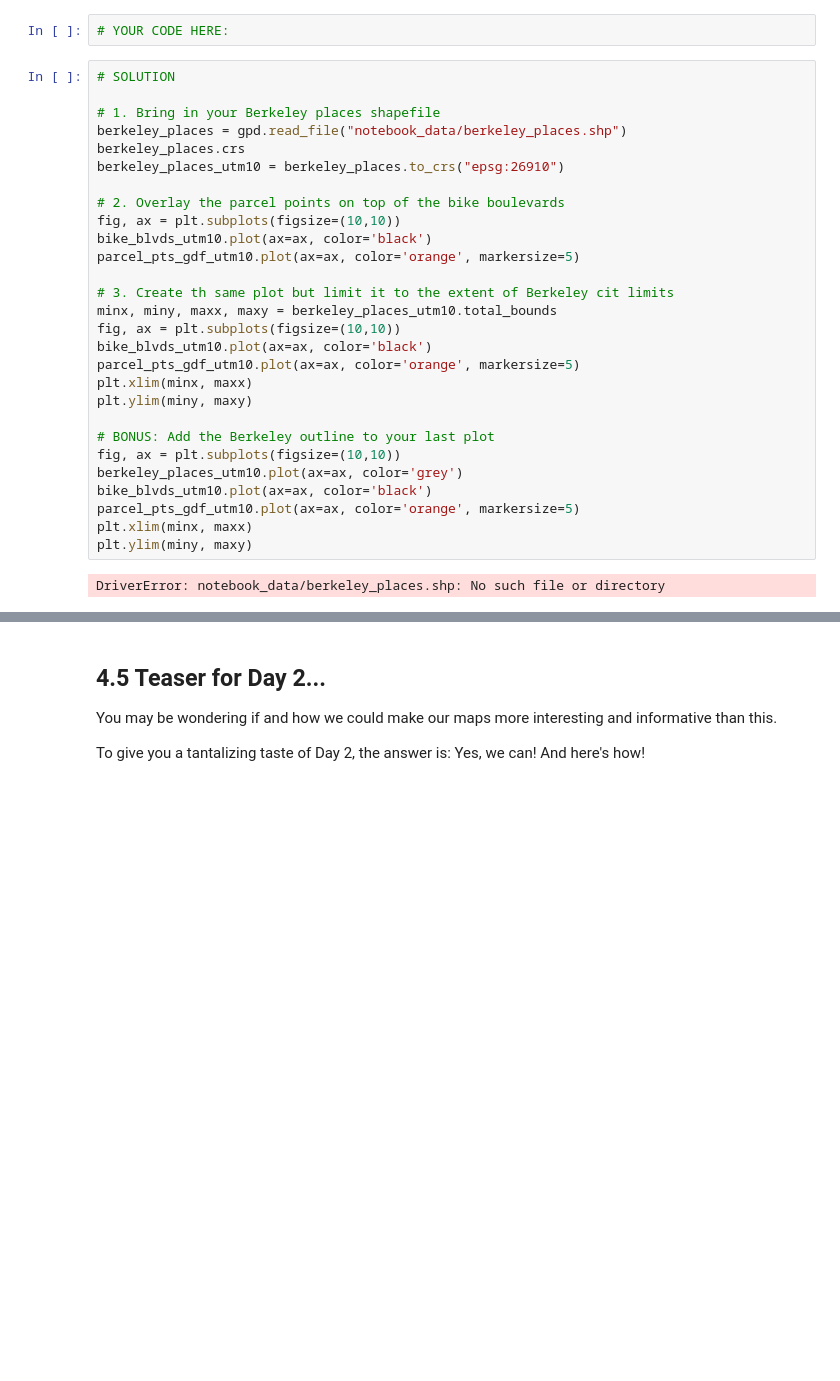
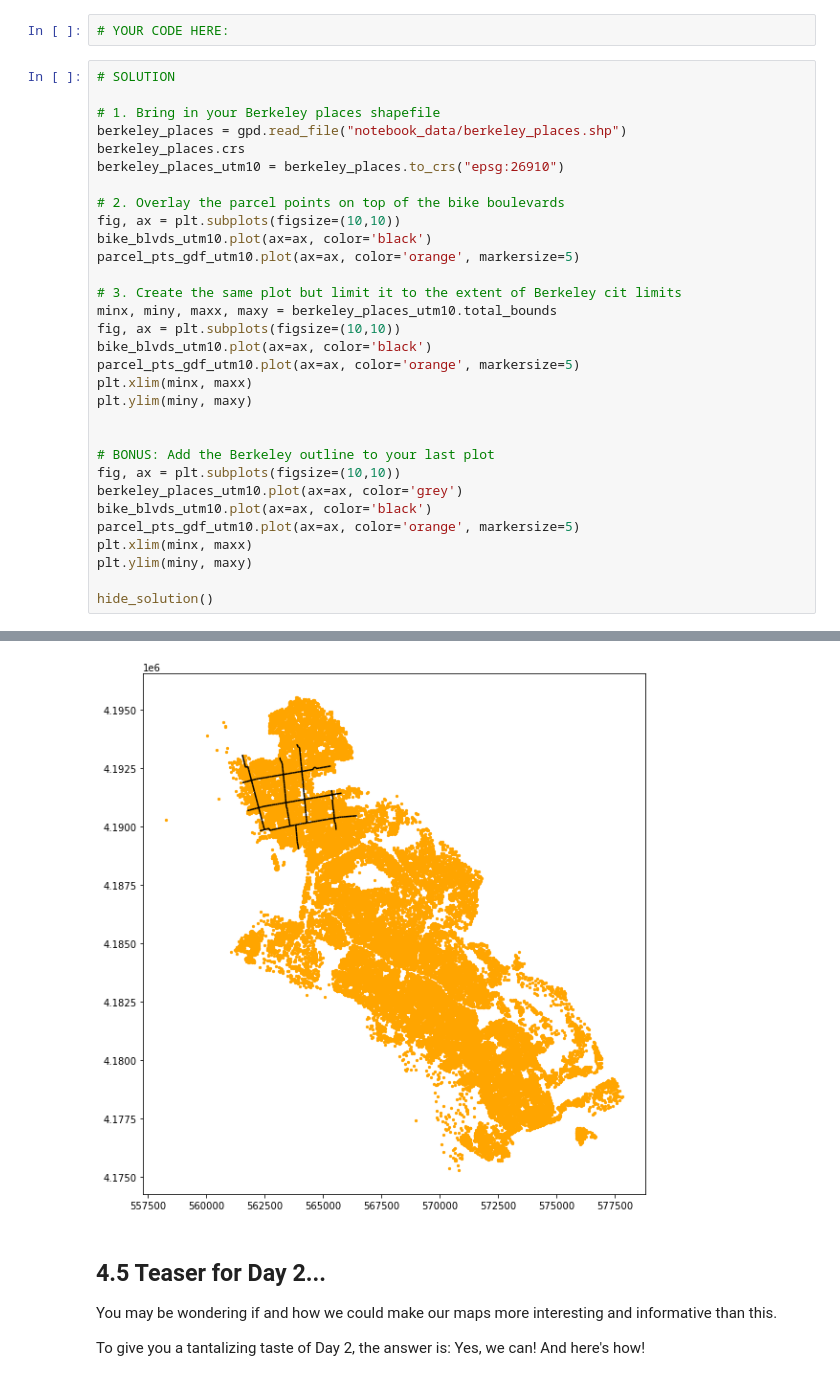
Before and after one commit to dlab-berkeley/Python-Geospatial-Fundamentals-Legacy, a Jupyter notebook: new_sequence/04_More_Data_More_Maps.ipynb, the cells around one changed output, grey strips where cells are left out. Drawn from its saved outputs; the diff is of its cells as text; blank space fills up the shorter version.

```diff
--- a/new_sequence/04_More_Data_More_Maps.ipynb
+++ b/new_sequence/04_More_Data_More_Maps.ipynb
@@ -273,13 +276,14 @@ fig, ax = plt.subplots(figsize=(10,10))
 bike_blvds_utm10.plot(ax=ax, color='black')
 parcel_pts_gdf_utm10.plot(ax=ax, color='orange', markersize=5)
 
-# 3. Create th same plot but limit it to the extent of Berkeley cit limits
+# 3. Create the same plot but limit it to the extent of Berkeley cit limits
 minx, miny, maxx, maxy = berkeley_places_utm10.total_bounds
 fig, ax = plt.subplots(figsize=(10,10))
 bike_blvds_utm10.plot(ax=ax, color='black')
 parcel_pts_gdf_utm10.plot(ax=ax, color='orange', markersize=5)
 plt.xlim(minx, maxx)
 plt.ylim(miny, maxy)
+
 
 # BONUS: Add the Berkeley outline to your last plot
 fig, ax = plt.subplots(figsize=(10,10))
@@ -288,5 +292,6 @@ bike_blvds_utm10.plot(ax=ax, color='black')
 parcel_pts_gdf_utm10.plot(ax=ax, color='orange', markersize=5)
 plt.xlim(minx, maxx)
 plt.ylim(miny, maxy)
+
+hide_solution()
 # %% [output]
-DriverError: notebook_data/berkeley_places.shp: No such file or directory
@@ -293,3 +299,4 @@ DriverError: notebook_data/berkeley_places.shp: No such file or directory
+[figure, added]
 # %% [markdown]
 ## 4.5 Teaser for Day 2...
 
```
Also changed, not shown: parts of 3 cells of this notebook, 7 other files.
